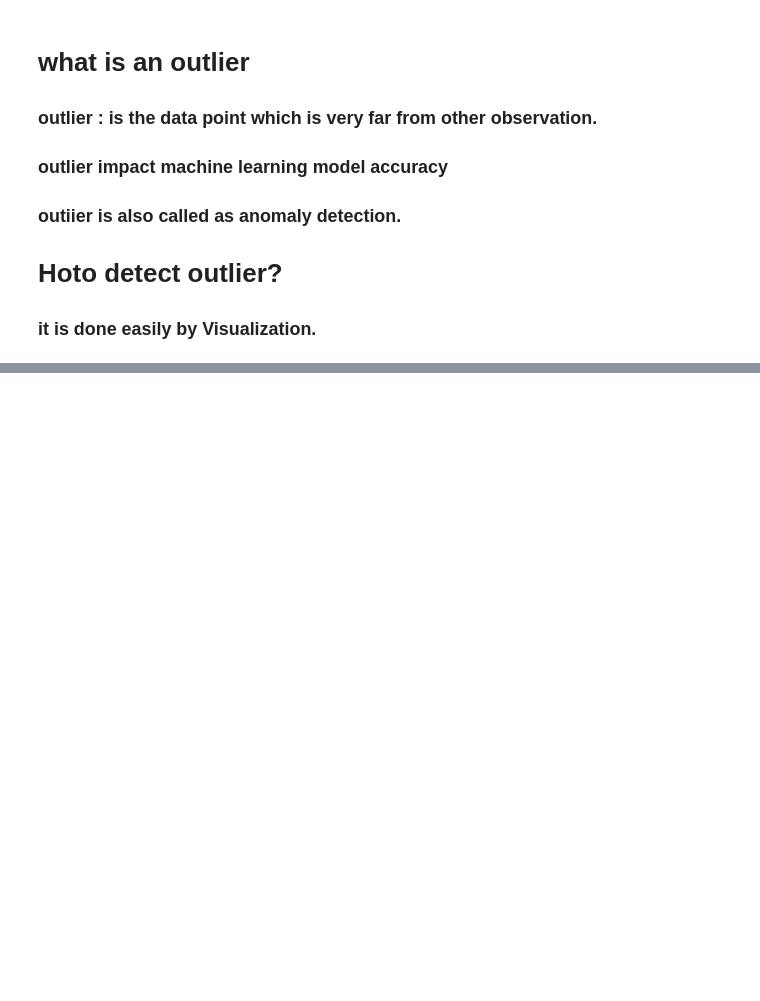
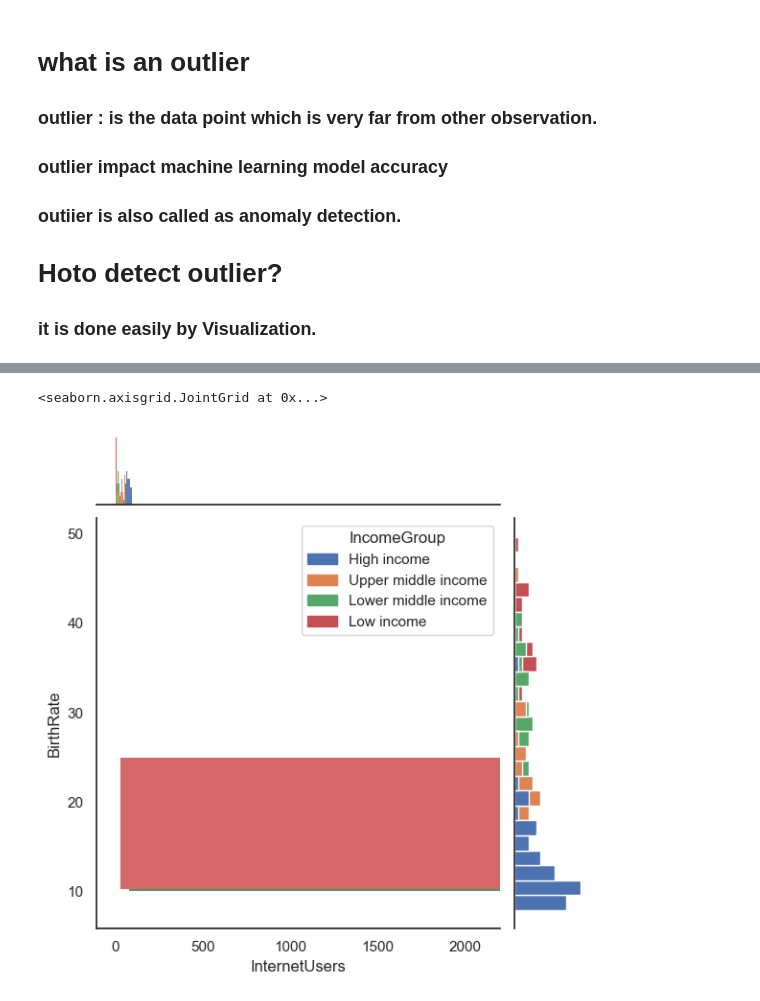
Before and after one commit to jayacpc9/FSDS_Classes, a Jupyter notebook: Python_Workspace/Notebook/BasicCoding_python_Pandas_1_05252016.ipynb, the cells around one changed output, grey strips where cells are left out. Saved outputs shown, nothing was run; the diff lists cells and outputs as text; code cells hidden in the pictures; blank space fills up the shorter version.

Commit message:
seaborn update

```diff
--- a/Python_Workspace/Notebook/BasicCoding_python_Pandas_1_05252016.ipynb
+++ b/Python_Workspace/Notebook/BasicCoding_python_Pandas_1_05252016.ipynb
@@ -726,0 +731,11 @@ vis5 = sns.lmplot(data =df, x='InternetUsers',y='BirthRate',fit_reg=False, hue =
+# %%
+sns.set_theme(style='white')
+
+vis7 = sns.JointGrid(data=df,x='InternetUsers',y='BirthRate',hue='IncomeGroup')
+
+# vis7.plot_joint(sns.kdeplot,fill=True, clip=((2200, 6800), (10, 25)),thresh=0, levels=100, cmap="rocket")
+vis7.plot_joint(sns.kdeplot, fill=True, clip=((2200, 6800), (10, 25)), thresh=0, levels=2, cmap="rocket")
+vis7.plot_marginals(sns.histplot, color="#03051A", alpha=1, bins=25)
+# %% [output]
+<seaborn.axisgrid.JointGrid at 0x...>
+[figure, added]
```
Also changed, not shown: parts of 10 cells of this notebook, 1 other file.
